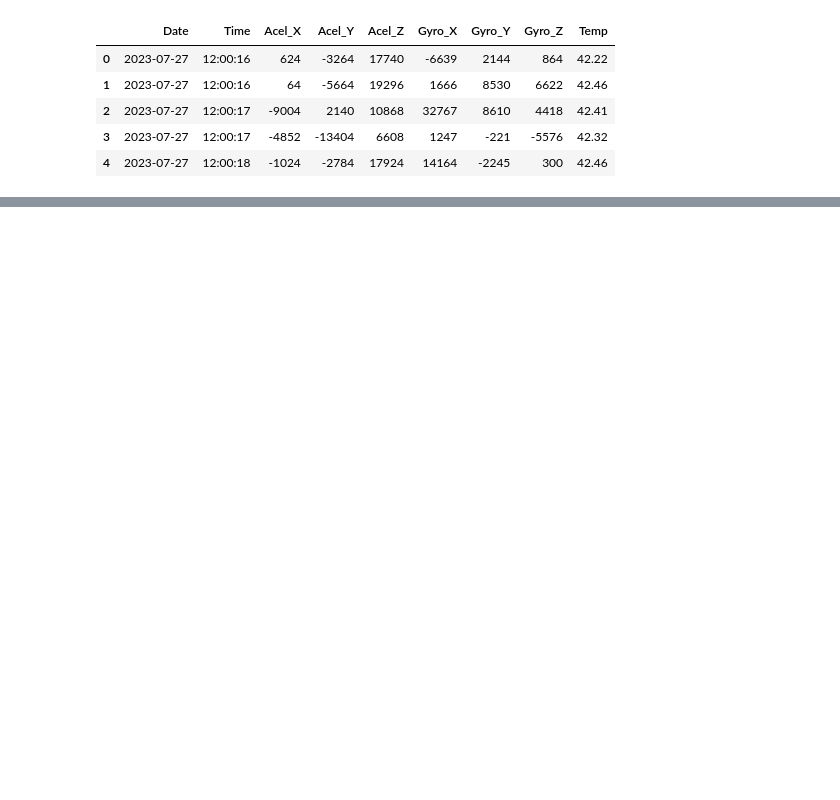
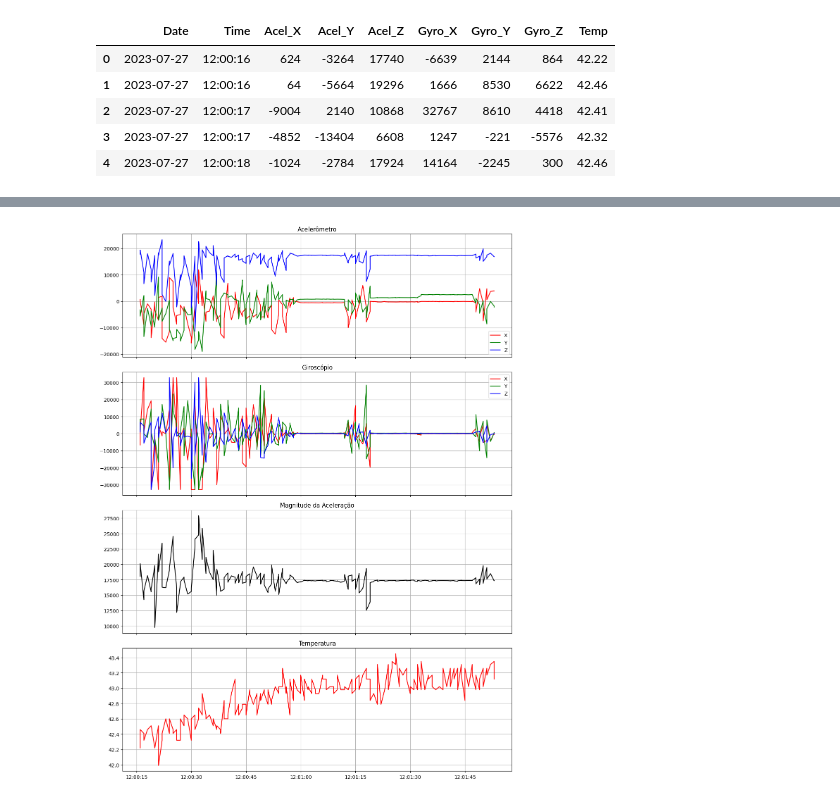
Before and after one commit to matheusssilva991/tarefa12_datalogger_embarcatech, a Jupyter notebook: eda/main.ipynb, the cells around one changed output, grey strips where cells are left out. Cells and saved outputs as stored; diff of their text form; code cells hidden in the pictures; blank space fills up the shorter version.

```diff
--- a/eda/main.ipynb
+++ b/eda/main.ipynb
@@ -15,0 +47,35 @@ df.head()
+# %%
+# Cria subplots para todos os sensores
+fig, axes = plt.subplots(4, 1, figsize=(12, 16), sharex=True)
+
+# Acelerômetro
+axes[0].plot(df.index, df['Acel_X'], 'r-', label='X')
+axes[0].plot(df.index, df['Acel_Y'], 'g-', label='Y')
+axes[0].plot(df.index, df['Acel_Z'], 'b-', label='Z')
+axes[0].set_title('Acelerômetro')
+axes[0].legend()
+axes[0].grid(True)
+
+# Giroscópio
+axes[1].plot(df.index, df['Gyro_X'], 'r-', label='X')
+axes[1].plot(df.index, df['Gyro_Y'], 'g-', label='Y')
+axes[1].plot(df.index, df['Gyro_Z'], 'b-', label='Z')
+axes[1].set_title('Giroscópio')
+axes[1].legend()
+axes[1].grid(True)
+
+# Magnitude da aceleração
+df['Acel_Mag'] = np.sqrt(df['Acel_X']**2 + df['Acel_Y']**2 + df['Acel_Z']**2)
+axes[2].plot(df.index, df['Acel_Mag'], 'k-')
+axes[2].set_title('Magnitude da Aceleração')
+axes[2].grid(True)
+
+# Temperatura
+axes[3].plot(df.index, df['Temp'], 'r-')
+axes[3].set_title('Temperatura')
+axes[3].grid(True)
+
+plt.tight_layout()
+plt.show()
+# %% [output]
+[figure, added]
```
Also changed, not shown: parts of 3 cells of this notebook.
